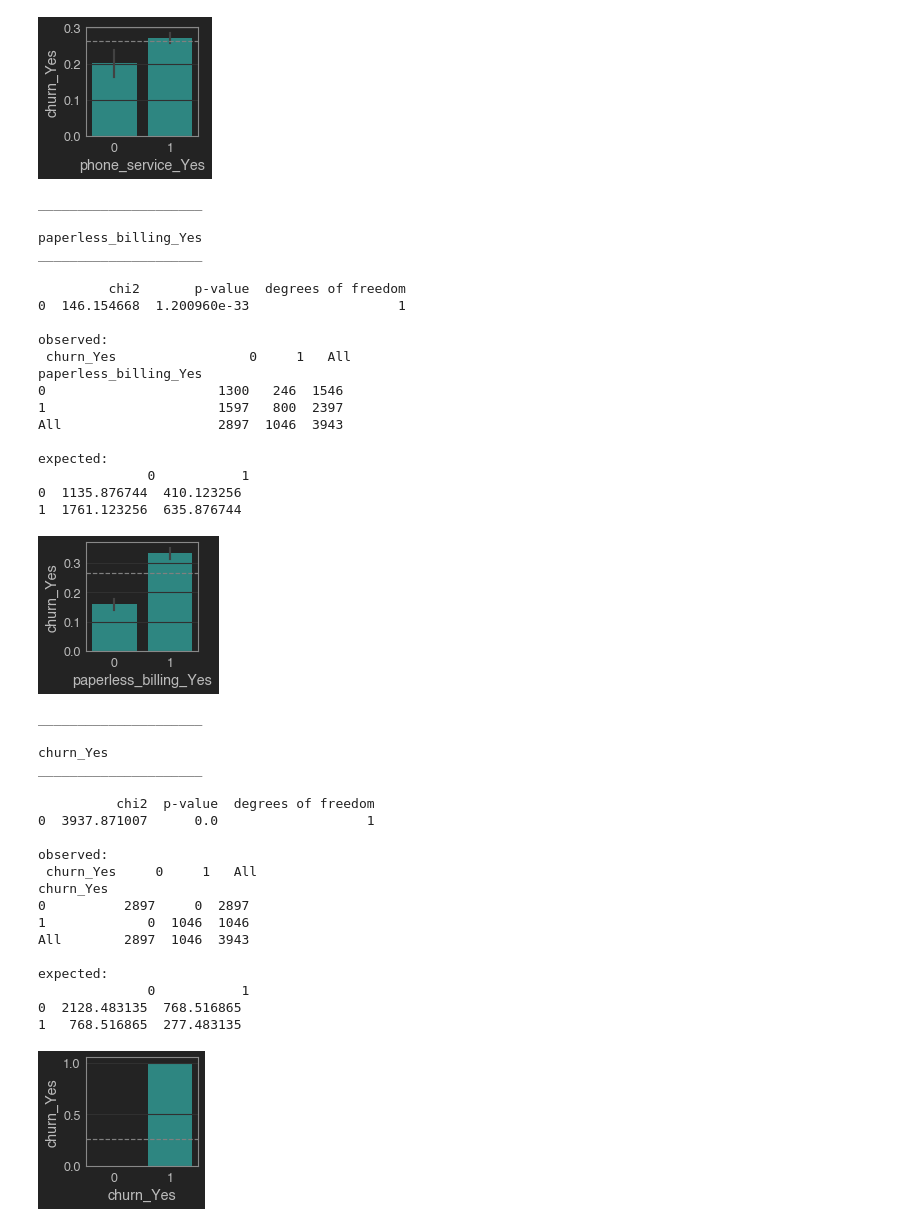
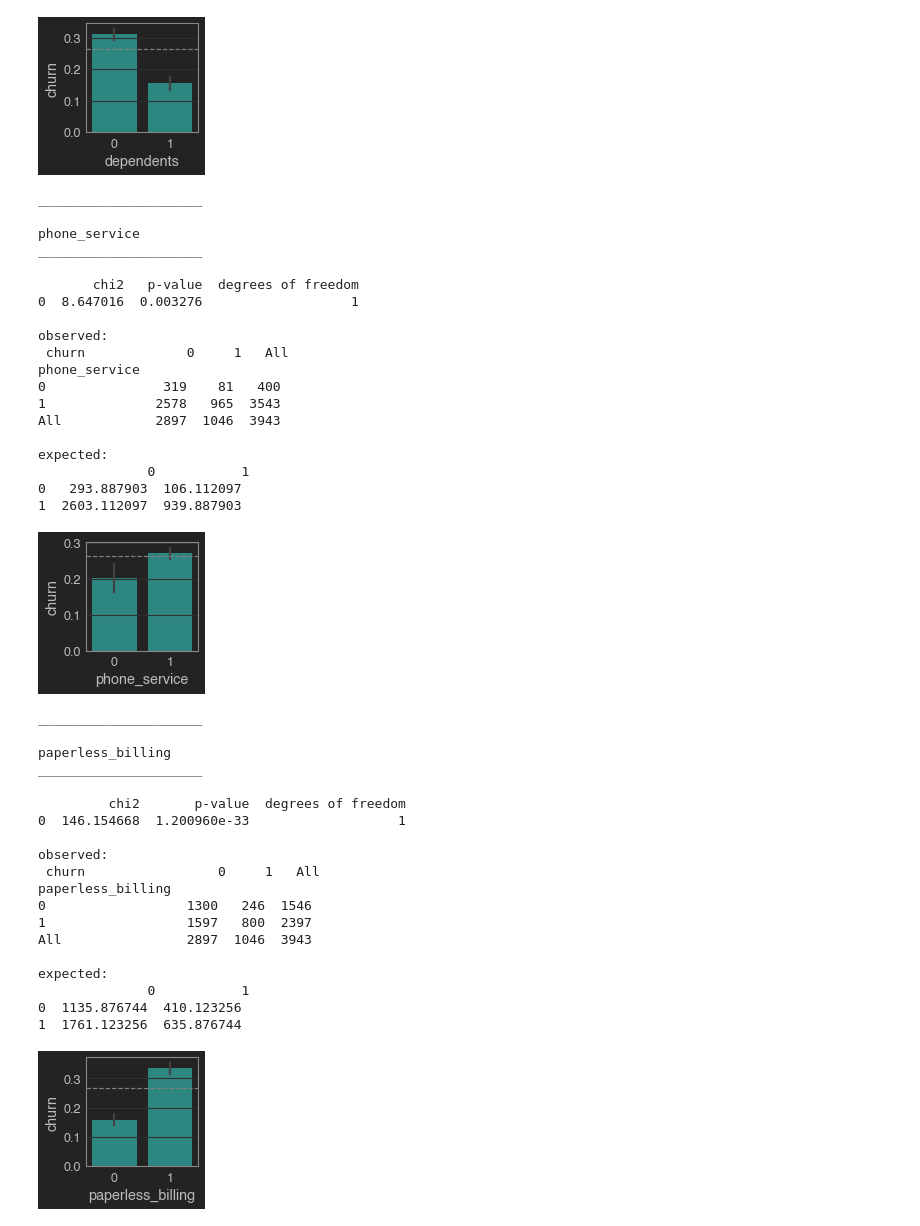
Before and after one commit to Ken-Alviola/Classification-Project, a Jupyter notebook: Classification_Project_Telco.ipynb, the cells around one changed output. Drawn from its saved outputs; the diff is of its cells as text; code cells hidden in the pictures.

```diff
--- a/Classification_Project_Telco.ipynb
+++ b/Classification_Project_Telco.ipynb
@@ -37,4 +43,4 @@ telco.to_csv('telco_clean.csv')
 # %%
-train, validate, test = explore.train_validate_test_split(telco,'churn_Yes', seed=4545)
+train, validate, test = explore.train_validate_test_split(telco,'churn', seed=4545)
 train.shape, validate.shape, test.shape
 # %% [output]
@@ -87,3 +77,30 @@ quant_vars = ['tenure', 'monthly_charges', 'total_charges']
+# %%
+cat_vars = ['gender_Male',
+            'senior_citizen',
+            'partner',
+            'dependents',
+            'phone_service',
+            'paperless_billing',
+            'churn',
+            'online_security',
+            'online_backup',
+            'device_protection',
+            'tech_support',
+            'streaming_tv',
+            'streaming_movies',
+            'multiple_lines',
+            'Month_to_month',
+            'One_year_contract',
+            'Two_year_contract',
+            'DSL',
+            'Fiber_optic',
+            'No_internet',
+            'Bank_transfer_(automatic)',
+            'Credit_card_(automatic)',
+            'Electronic_check',
+            'Mailed_check']
+
+quant_vars = ['tenure', 'monthly_charges', 'total_charges']
 # %%
 explore.explore_univariate(train, cat_vars, quant_vars)
 # %% [output]
@@ -121,5 +145,5 @@ _________________________________________________________________
 # %%
-explore.explore_bivariate(train,'churn_Yes', cat_vars, quant_vars)
+explore.explore_bivariate(train,'churn', cat_vars, quant_vars)
 # %% [output]
 gender_Male
 _____________________
@@ -201,41 +225,41 @@ expected:
-[figure, old version]
+[figure, new version]
 _____________________
 
-paperless_billing_Yes
+phone_service
 _____________________
 
-         chi2       p-value  degrees of freedom
-0  146.154668  1.200960e-33                   1
+       chi2   p-value  degrees of freedom
+0  8.647016  0.003276                   1
 
 observed:
- churn_Yes                 0     1   All
-paperless_billing_Yes
-0                      1300   246  1546
-1                      1597   800  2397
-All                    2897  1046  3943
+ churn             0     1   All
+phone_service
+0               319    81   400
+1              2578   965  3543
+All            2897  1046  3943
 
 expected:
               0           1
-0  1135.876744  410.123256
-1  1761.123256  635.876744
+0   293.887903  106.112097
+1  2603.112097  939.887903
-[figure, old version]
+[figure, new version]
 _____________________
 
-churn_Yes
+paperless_billing
 _____________________
 
-          chi2  p-value  degrees of freedom
-0  3937.871007      0.0                   1
+         chi2       p-value  degrees of freedom
+0  146.154668  1.200960e-33                   1
 
 observed:
- churn_Yes     0     1   All
-churn_Yes
-0          2897     0  2897
-1             0  1046  1046
-All        2897  1046  3943
+ churn                 0     1   All
+paperless_billing
+0                  1300   246  1546
+1                  1597   800  2397
+All                2897  1046  3943
 
 expected:
               0           1
-0  2128.483135  768.516865
-1   768.516865  277.483135
+0  1135.876744  410.123256
+1  1761.123256  635.876744
-[figure, old version]
+[figure, new version]
```
Also changed, not shown: parts of 11 cells of this notebook, 1 other file.
